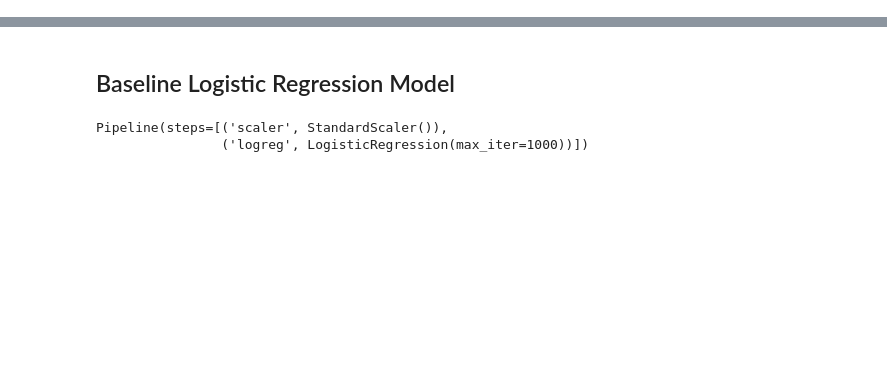
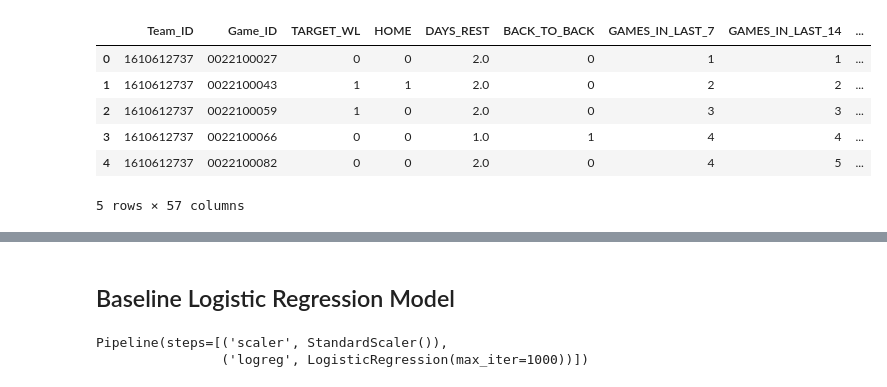
Before and after one commit to JoshD888/NBA_Game_Predictors, a Jupyter notebook: models.ipynb, the cells around one changed output, grey strips where cells are left out. Saved outputs shown, nothing was run; the diff lists cells and outputs as text; code cells hidden in the pictures; blank space fills up the shorter version.

```diff
--- a/models.ipynb
+++ b/models.ipynb
@@ -4,6 +4,16 @@ import numpy as np
 import seaborn as sns
 import matplotlib.pyplot as plt
 df =  pd.read_parquet("all_teams_last10seasons_with_opponent_rolls.parquet")
+# %%
+df.head()
+# %% [output]
+|  | Team_ID | Game_ID | TARGET_WL | HOME | DAYS_REST | BACK_TO_BACK | GAMES_IN_LAST_7 | GAMES_IN_LAST_14 | ... |
+| 0 | 1610612737 | 0022100027 | 0 | 0 | 2.0 | 0 | 1 | 1 | ... |
+| 1 | 1610612737 | 0022100043 | 1 | 1 | 2.0 | 0 | 2 | 2 | ... |
+| 2 | 1610612737 | 0022100059 | 1 | 0 | 2.0 | 0 | 3 | 3 | ... |
+| 3 | 1610612737 | 0022100066 | 0 | 0 | 1.0 | 1 | 4 | 4 | ... |
+| 4 | 1610612737 | 0022100082 | 0 | 0 | 2.0 | 0 | 4 | 5 | ... |
+5 rows × 57 columns
 # %%
 df.columns
 # %% [output]
```
Also changed, not shown: parts of 16 cells of this notebook, 6 other files.
